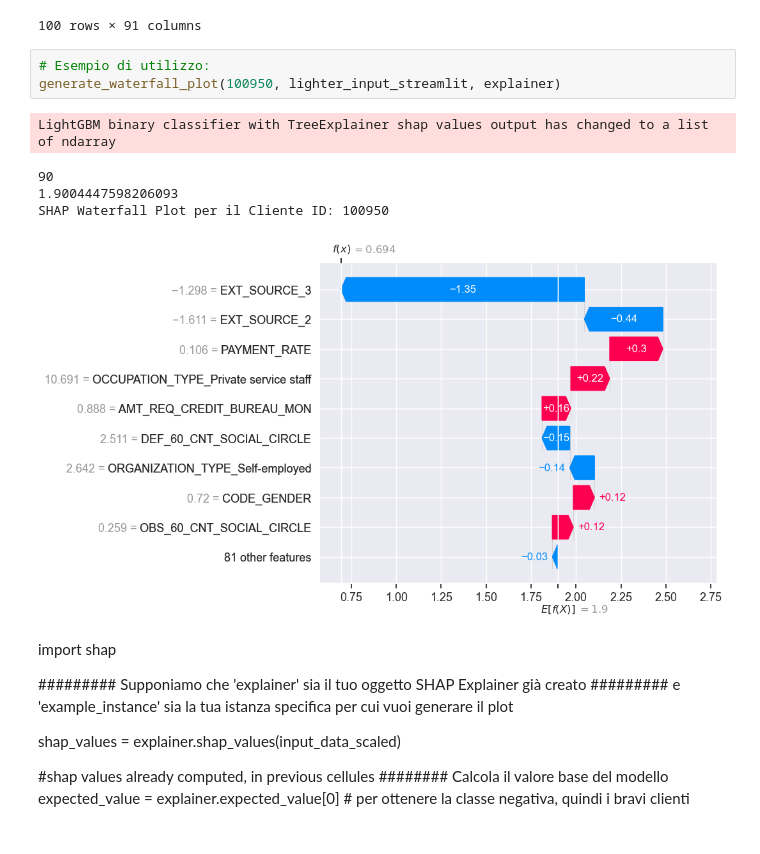
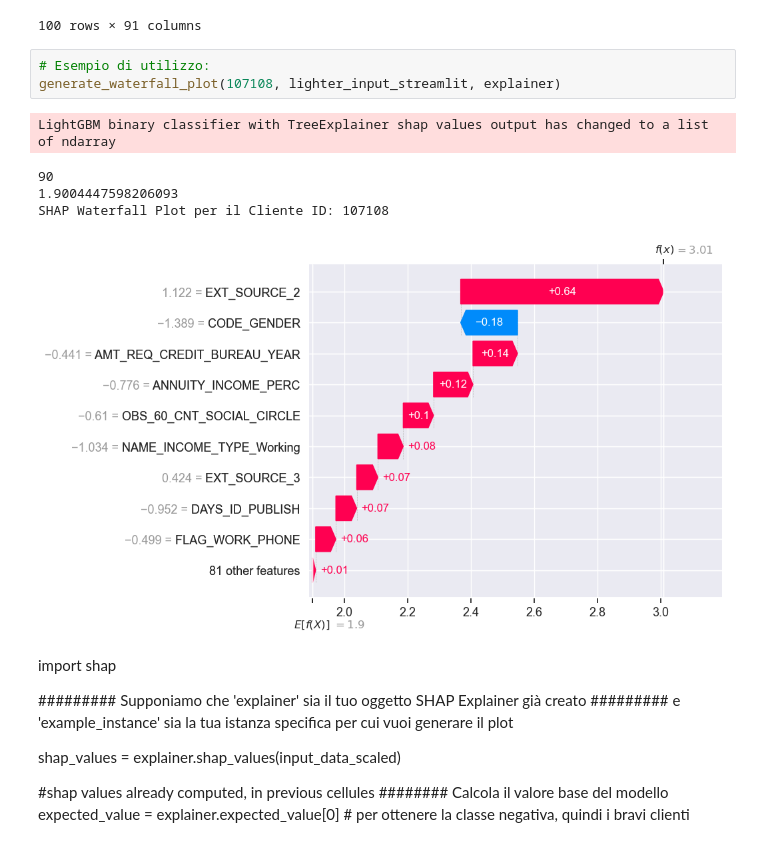
Before and after one commit to SilviaFranze/Project7, a Jupyter notebook: Proj7_OK.ipynb, the cells around one changed output. Saved outputs shown, nothing was run; the diff lists cells and outputs as text.

```diff
--- a/Proj7_OK.ipynb
+++ b/Proj7_OK.ipynb
@@ -2140,13 +2140,13 @@ lighter_input_streamlit
 100 rows × 91 columns
 # %%
 # Esempio di utilizzo:
-generate_waterfall_plot(100950, lighter_input_streamlit, explainer)
+generate_waterfall_plot(107108, lighter_input_streamlit, explainer)
 # %% [output]
 LightGBM binary classifier with TreeExplainer shap values output has changed to a list of ndarray
 90
 1.9004447598206093
-SHAP Waterfall Plot per il Cliente ID: 100950
+SHAP Waterfall Plot per il Cliente ID: 107108
-[figure, old version]
+[figure, new version]
 # %% [markdown]
 import shap
 
```
Also changed, not shown: 2 other files.
